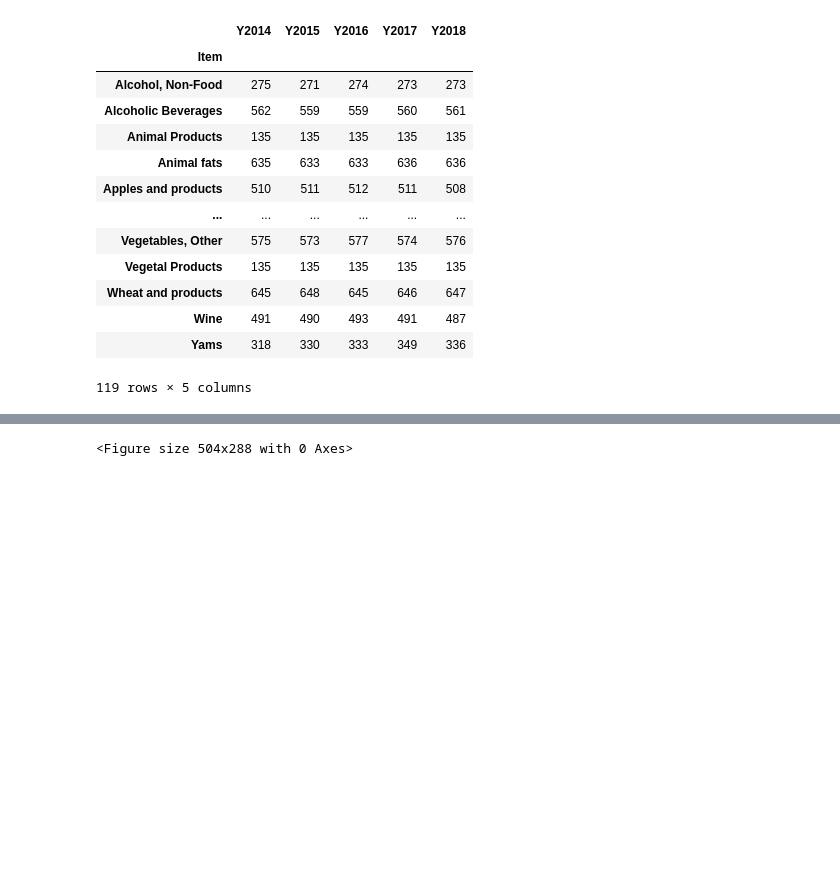
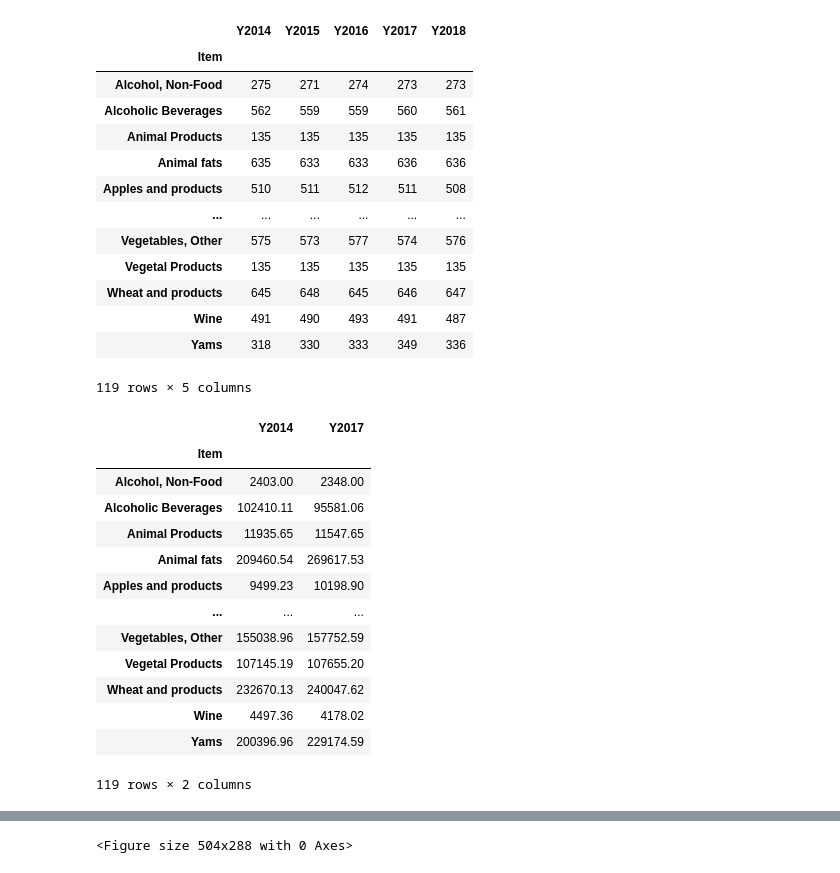
Before and after one commit to lisa-nga/HDSC-Introduction-to-Python-for-machine-learning, a Jupyter notebook: FAO_AFRICA_HAMOYE.ipynb, the cells around one changed output, grey strips where cells are left out. Saved outputs shown, nothing was run; the diff lists cells and outputs as text; code cells hidden in the pictures; blank space fills up the shorter version.

```diff
--- a/FAO_AFRICA_HAMOYE.ipynb
+++ b/FAO_AFRICA_HAMOYE.ipynb
@@ -135,3 +158,20 @@ fao.groupby('Item')['Y2014','Y2015','Y2016','Y2017','Y2018'].count()
 | Wine | 491 | 490 | 493 | 491 | 487 |
 | Yams | 318 | 330 | 333 | 349 | 336 |
 119 rows × 5 columns
+# %%
+fao.groupby('Item')['Y2014','Y2017'].sum()
+# %% [output]
+|  | Y2014 | Y2017 |
+| Item |  |  |
+| Alcohol, Non-Food | 2403.00 | 2348.00 |
+| Alcoholic Beverages | 102410.11 | 95581.06 |
+| Animal Products | 11935.65 | 11547.65 |
+| Animal fats | 209460.54 | 269617.53 |
+| Apples and products | 9499.23 | 10198.90 |
+| ... | ... | ... |
+| Vegetables, Other | 155038.96 | 157752.59 |
+| Vegetal Products | 107145.19 | 107655.20 |
+| Wheat and products | 232670.13 | 240047.62 |
+| Wine | 4497.36 | 4178.02 |
+| Yams | 200396.96 | 229174.59 |
+119 rows × 2 columns
```
Also changed, not shown: parts of 8 cells of this notebook.
